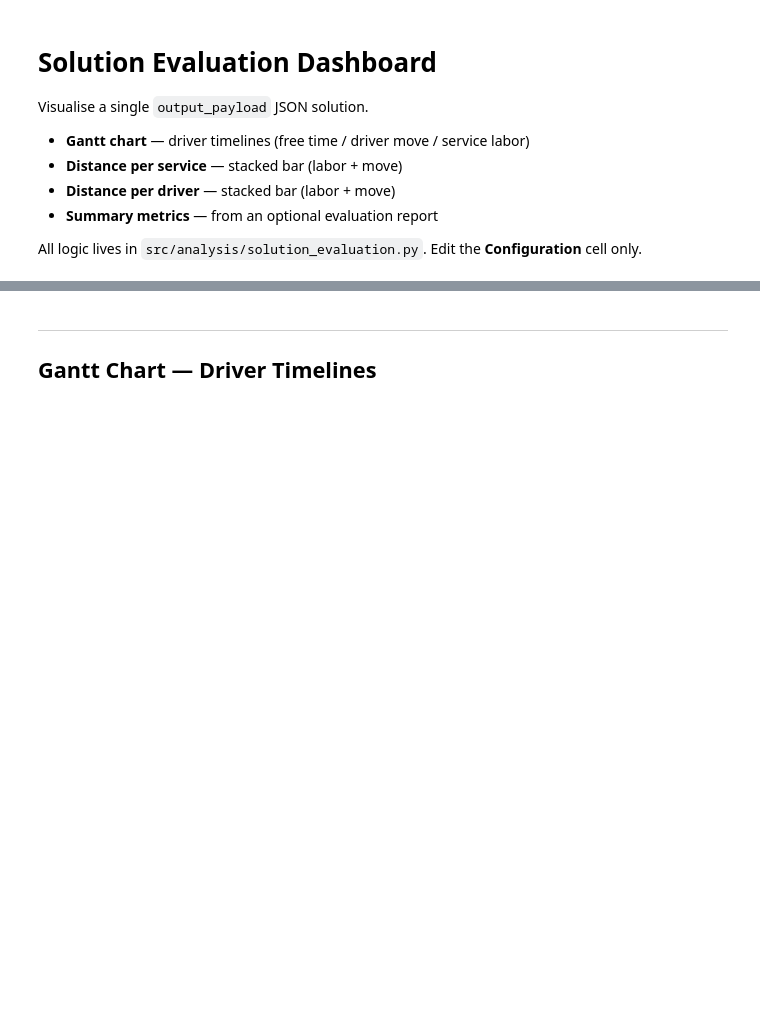
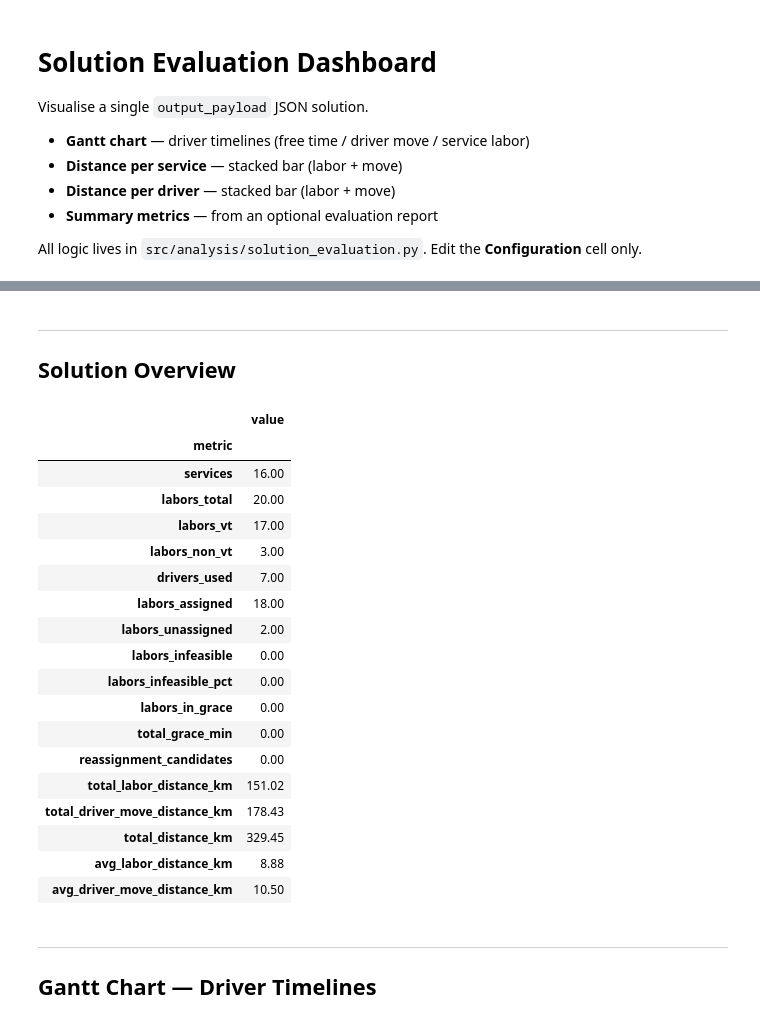
Before and after one commit to juanbeta98/AlfredPROD, a Jupyter notebook: notebooks/solution_evaluation.ipynb, the cells around one changed output, grey strips where cells are left out. Saved outputs shown, nothing was run; the diff lists cells and outputs as text; code cells hidden in the pictures; blank space fills up the shorter version.

```diff
--- a/notebooks/solution_evaluation.ipynb
+++ b/notebooks/solution_evaluation.ipynb
@@ -34,14 +43,16 @@ from src.optimization.settings.model_params import ModelParams
 # %%
 # ── Configuration ──────────────────────────────────────────────────────────────────────
 
-SOL_PAYLOAD    = Path("../data/runs/run-api-f0d19f6b/output/output_payload.json")
+SOL_PAYLOAD    = Path("../experiments/phase3/offline/output/output_payload.json")
 EVAL: Optional[Path] = None  # e.g. Path("../data/runs/run-X/diagnostics/solution_evaluation_report.json")
 LABEL          = "solution"
 PLANNING_DATE: Optional[str] = None  # e.g. "2026-02-18"
 
-# ── Route map ───────────────────────────────────────────────────────────────────────────
-DRIVER_DIRECTORY: Optional[Path] = None  # e.g. Path("../data/model_input/driver_directory.json")
+# ── Coordinate recomputation ─────────────────────────────────────────────────────────────
+INPUT_FILE: Optional[Path] = None  # e.g. Path("../data/model_input/input.json")
+DRIVER_DIRECTORY: Optional[Path] = Path("../experiments/phase3/api_snapshots/driver_directory_snapshot.json")
+DISTANCE_METHOD: str = DEFAULT_DISTANCE_METHOD
 
 _params = ModelParams()
 ALFRED_SPEED_KMH: float = _params.alfred_speed_kmh
-print(f"alfred_speed_kmh={ALFRED_SPEED_KMH}")
+print(f"alfred_speed_kmh={ALFRED_SPEED_KMH} | distance_method={DISTANCE_METHOD!r}")
@@ -63,3 +111,53 @@ solution: 66 labors | 13 drivers | 155 segments
+# %% [markdown]
+---
+## Solution Overview
+# %%
+_summary = compute_payload_summary(rows, tiempo_gracia_min=_params.tiempo_gracia_min, segments=segments)
+_summary["labors_non_vt"] = _summary["labors_count"] - _summary["labors_vt_count"]
+_summary["labors_unassigned"] = _summary["labors_count"] - _summary["labors_assigned"]
+
+_overview_keys = [
+    ("services_count",                "services"),
+    ("labors_count",                  "labors_total"),
+    ("labors_vt_count",               "labors_vt"),
+    ("labors_non_vt",                 "labors_non_vt"),
+    ("drivers_count",                 "drivers_used"),
+    ("labors_assigned",               "labors_assigned"),
+    ("labors_unassigned",             "labors_unassigned"),
+    ("labors_infeasible",             "labors_infeasible"),
+    ("labors_infeasible_pct",         "labors_infeasible_pct"),
+    ("labors_in_grace",               "labors_in_grace"),
+    ("total_grace_min",               "total_grace_min"),
+    ("labors_reassignment_candidate", "reassignment_candidates"),
+    ("total_labor_distance_km",       "total_labor_distance_km"),
+    ("total_driver_move_distance_km", "total_driver_move_distance_km"),
+    ("total_distance_km",             "total_distance_km"),
+    ("avg_labor_distance_km",         "avg_labor_distance_km"),
+    ("avg_driver_move_distance_km",   "avg_driver_move_distance_km"),
+]
+pd.DataFrame(
+    [{"metric": label, "value": _summary.get(key)} for key, label in _overview_keys]
+).set_index("metric")
+# %% [output]
+|  | value |
+| metric |  |
+| services | 16.00 |
+| labors_total | 20.00 |
+| labors_vt | 17.00 |
+| labors_non_vt | 3.00 |
+| drivers_used | 7.00 |
+| labors_assigned | 18.00 |
+| labors_unassigned | 2.00 |
+| labors_infeasible | 0.00 |
+| labors_infeasible_pct | 0.00 |
+| labors_in_grace | 0.00 |
+| total_grace_min | 0.00 |
+| reassignment_candidates | 0.00 |
+| total_labor_distance_km | 151.02 |
+| total_driver_move_distance_km | 178.43 |
+| total_distance_km | 329.45 |
+| avg_labor_distance_km | 8.88 |
+| avg_driver_move_distance_km | 10.50 |
 # %% [markdown]
 ---
 ## Gantt Chart — Driver Timelines
```
Also changed, not shown: parts of 4 cells of this notebook, 3 other files.
